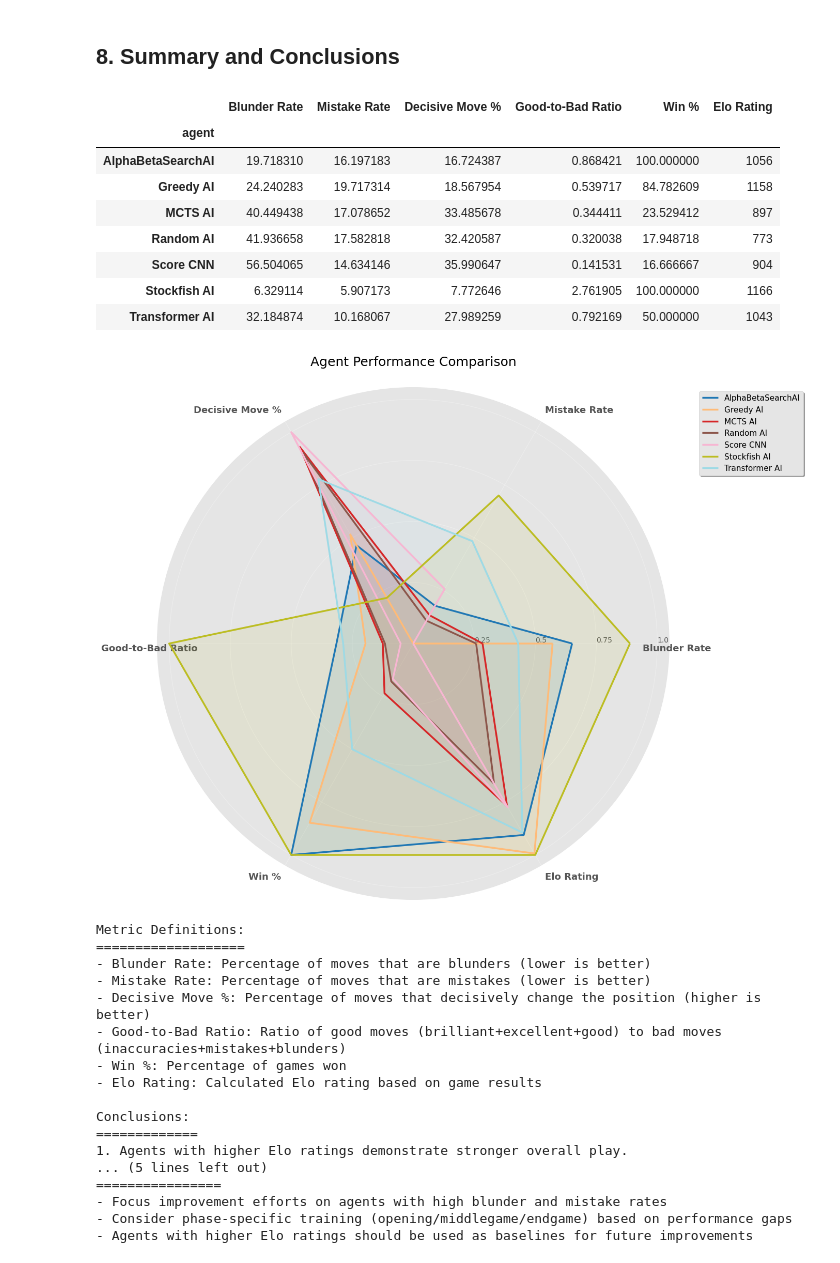
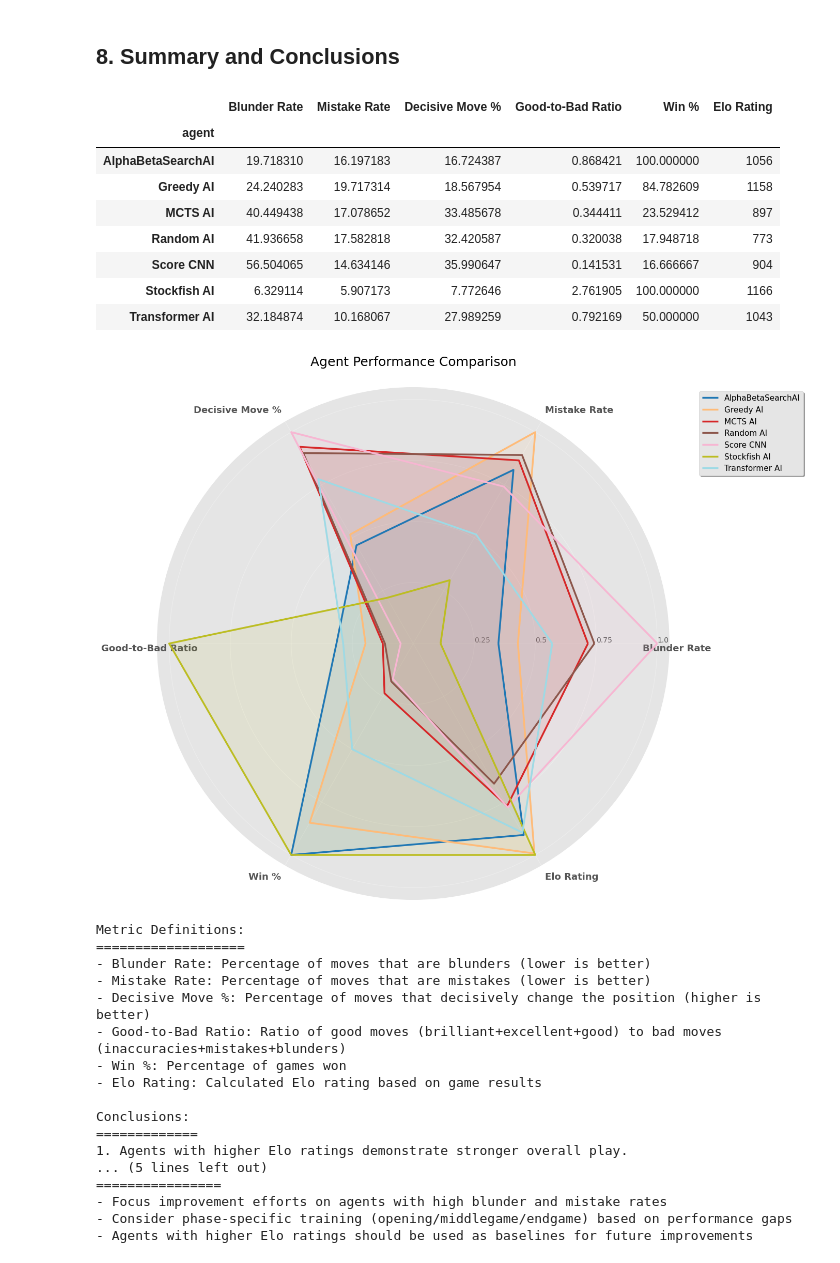
Before and after one commit to Enzo-py/chess-bot, a Jupyter notebook: backend/data/analysis.ipynb, the cells around one changed output. Cells and saved outputs as stored; diff of their text form; code cells hidden in the pictures.

Commit message:
fixed radio plot

```diff
--- a/backend/data/analysis.ipynb
+++ b/backend/data/analysis.ipynb
@@ -826,7 +826,7 @@ try:
         if col in radar_df.columns:
             max_val = radar_df[col].max()
             if max_val > 0:
-                radar_df[col] = 1 - (radar_df[col] / max_val)
+                radar_df[col] =  (radar_df[col] / max_val) #1 -
 
     # Normalize metrics where higher is better
     for col in ['Win %', 'Elo Rating', 'Decisive Move %', 'Good-to-Bad Ratio']:
@@ -934,34 +934,34 @@ try:
     print("- Mistake Rate: Percentage of moves that are mistakes (lower is better)")
     print("- Decisive Move %: Percentage of moves that decisively change the position (higher is better)")
     print("- Good-to-Bad Ratio: Ratio of good moves (brilliant+excellent+good) to bad moves (inaccuracies+mistakes+blunders)")
     print("- Win %: Percentage of games won")
     print("- Elo Rating: Calculated Elo rating based on game results")
 
     print("\nConclusions:")
     print("=============")
     print("1. Agents with higher Elo ratings demonstrate stronger overall play.")
     print("2. The Good-to-Bad Ratio reveals how consistently an agent makes quality moves.")
     print("3. Decisive Move % indicates an agent's ability to find critical, game-changing moves.")
     print("4. Agents with high win rates but lower Decisive Move % may be more positionally solid.")
     print("\nRecommendations:")
     print("================")
     print("- Focus improvement efforts on agents with high blunder and mistake rates")
     print("- Consider phase-specific training (opening/middlegame/endgame) based on performance gaps")
     print("- Agents with higher Elo ratings should be used as baselines for future improvements")
 
 except Exception as e:
     print(f"Error in summary and conclusions: {e}")
 # %% [output]
 |  | Blunder Rate | Mistake Rate | Decisive Move % | Good-to-Bad Ratio | Win % | Elo Rating |
 | agent |  |  |  |  |  |  |
 | AlphaBetaSearchAI | 19.718310 | 16.197183 | 16.724387 | 0.868421 | 100.000000 | 1056 |
 | Greedy AI | 24.240283 | 19.717314 | 18.567954 | 0.539717 | 84.782609 | 1158 |
 | MCTS AI | 40.449438 | 17.078652 | 33.485678 | 0.344411 | 23.529412 | 897 |
 | Random AI | 41.936658 | 17.582818 | 32.420587 | 0.320038 | 17.948718 | 773 |
 | Score CNN | 56.504065 | 14.634146 | 35.990647 | 0.141531 | 16.666667 | 904 |
 | Stockfish AI | 6.329114 | 5.907173 | 7.772646 | 2.761905 | 100.000000 | 1166 |
 | Transformer AI | 32.184874 | 10.168067 | 27.989259 | 0.792169 | 50.000000 | 1043 |
-[figure, old version]
+[figure, new version]
 Metric Definitions:
 ===================
 - Blunder Rate: Percentage of moves that are blunders (lower is better)
```
